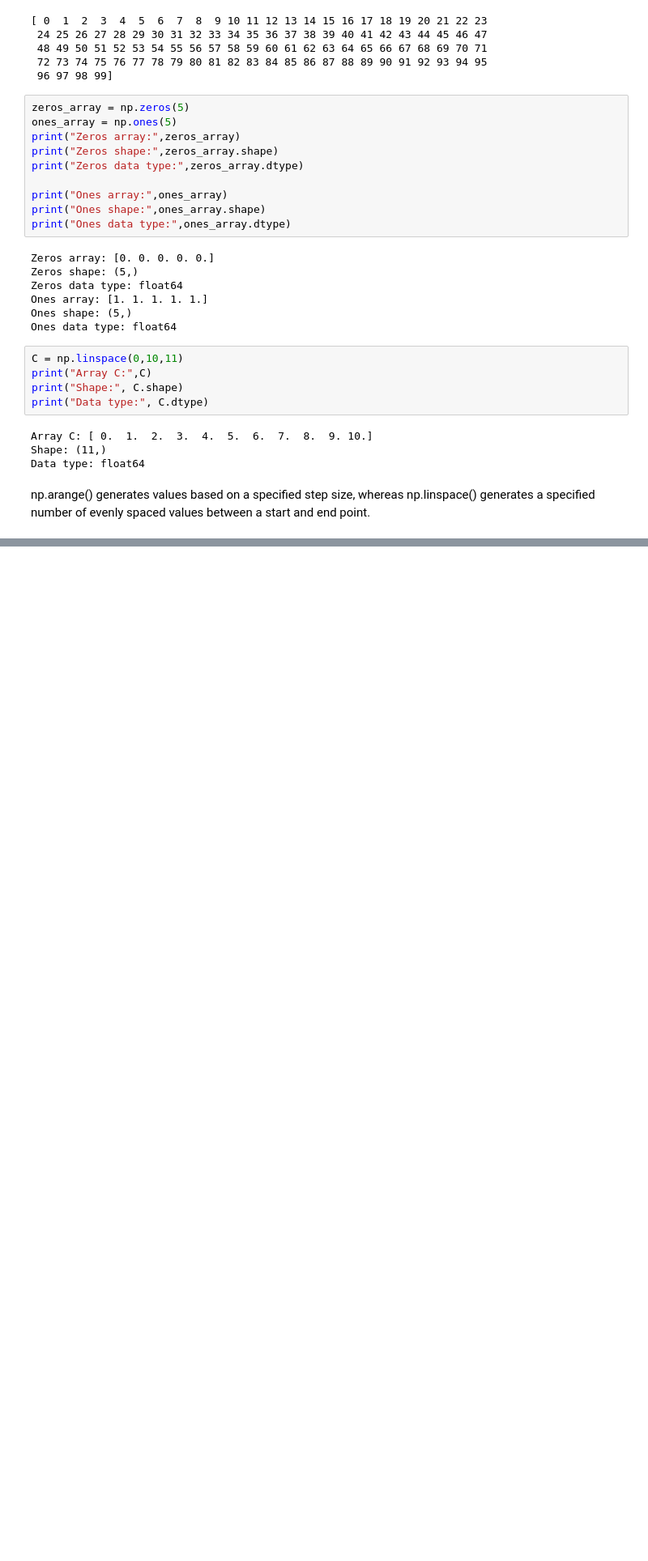
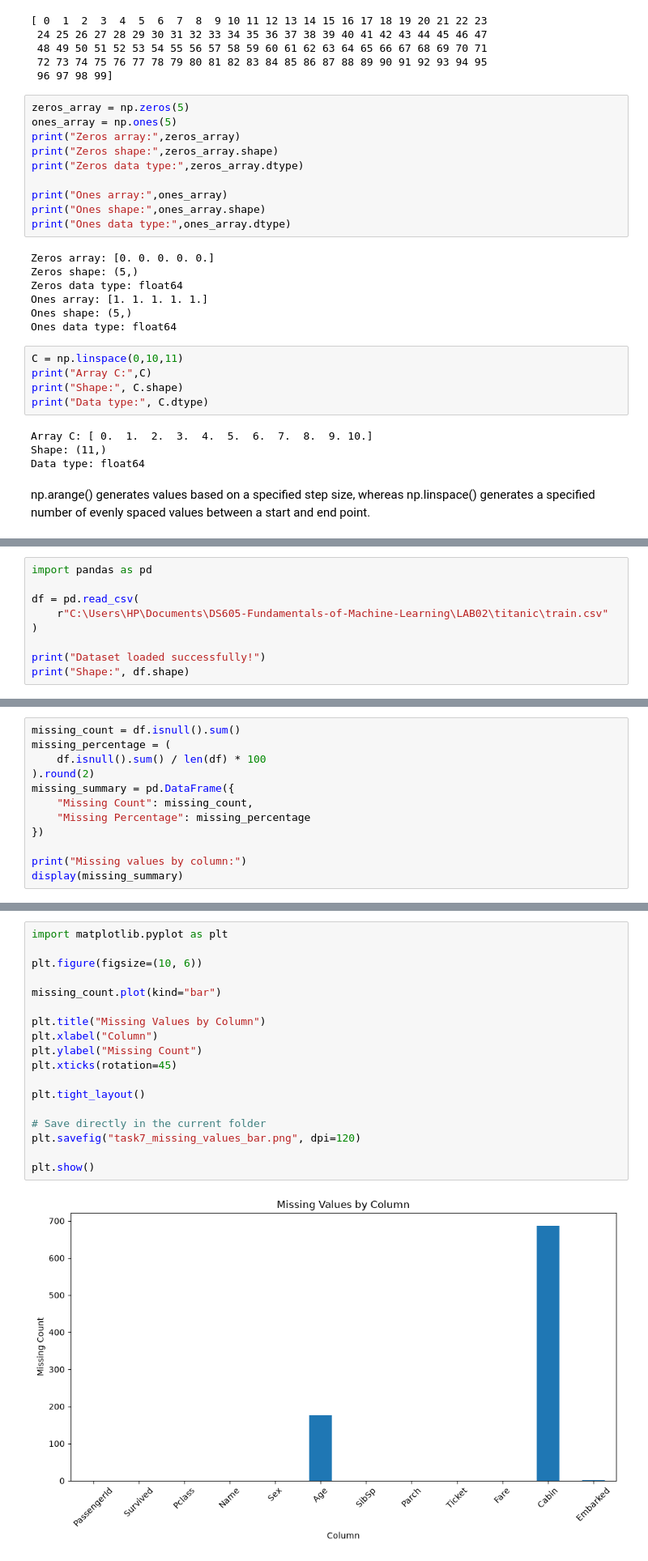
Before and after one commit to rahulsaha1508/DS605-Fundamentals-of-Machine-Learning, a Jupyter notebook: LAB02/lab02.ipynb, the cells around one changed output, grey strips where cells are left out. Shown at 81% size. Saved outputs shown, nothing was run; the diff lists cells and outputs as text; blank space fills up the shorter version.

```diff
--- a/LAB02/lab02.ipynb
+++ b/LAB02/lab02.ipynb
@@ -259,0 +407,9 @@ Flattened shape: (6,)
+# %%
+import pandas as pd
+
+df = pd.read_csv(
+    r"C:\Users\HP\Documents\DS605-Fundamentals-of-Machine-Learning\LAB02\titanic\train.csv"
+)
+
+print("Dataset loaded successfully!")
+print("Shape:", df.shape)
@@ -259,0 +643,12 @@ Flattened shape: (6,)
+# %%
+missing_count = df.isnull().sum()
+missing_percentage = (
+    df.isnull().sum() / len(df) * 100
+).round(2)
+missing_summary = pd.DataFrame({
+    "Missing Count": missing_count,
+    "Missing Percentage": missing_percentage
+})
+
+print("Missing values by column:")
+display(missing_summary)
@@ -259,0 +670,20 @@ Flattened shape: (6,)
+# %%
+import matplotlib.pyplot as plt
+
+plt.figure(figsize=(10, 6))
+
+missing_count.plot(kind="bar")
+
+plt.title("Missing Values by Column")
+plt.xlabel("Column")
+plt.ylabel("Missing Count")
+plt.xticks(rotation=45)
+
+plt.tight_layout()
+
+# Save directly in the current folder
+plt.savefig("task7_missing_values_bar.png", dpi=120)
+
+plt.show()
+# %% [output]
+[figure, added]
```
Also changed, not shown: parts of 55 cells of this notebook, 5 other files.
